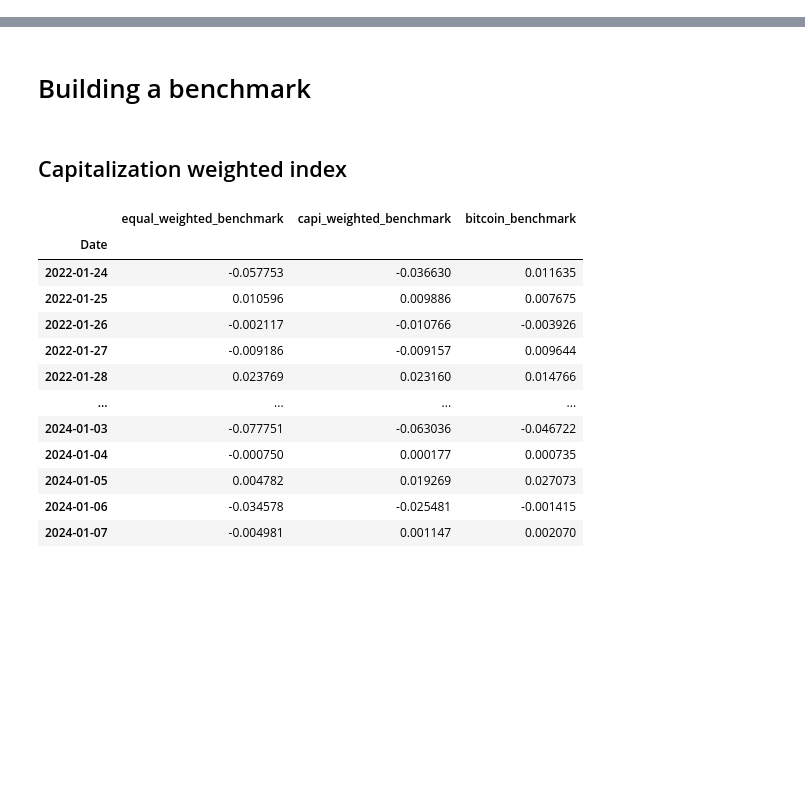
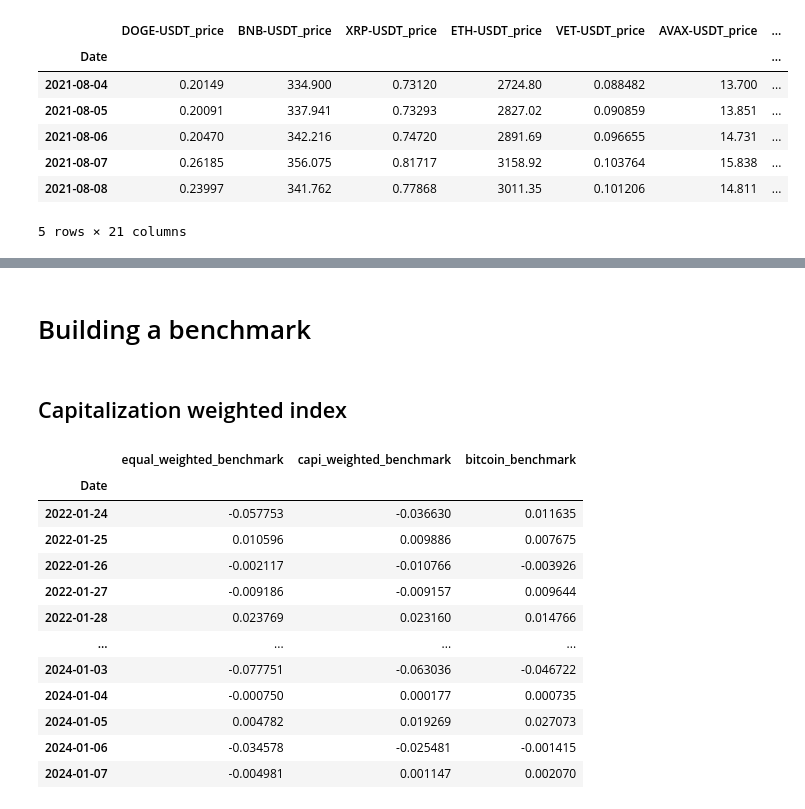
Before and after one commit to BaptisteZloch/Crypto-momentum-portfolios, a Jupyter notebook: src/crypto-momentum-cross-sectional.ipynb, the cells around one changed output, grey strips where cells are left out. Cells and saved outputs as stored; diff of their text form; code cells hidden in the pictures; blank space fills up the shorter version.

```diff
--- a/src/crypto-momentum-cross-sectional.ipynb
+++ b/src/crypto-momentum-cross-sectional.ipynb
@@ -49,3 +49,35 @@ dl.assets
+# %%
+DURATION_DAYS = 172  # Days
+DURATION_MONTHS = 1  # Months
+
+universe = (
+    dl.get_crypto(
+        "all",
+        data_frequency=DataFrequency.DAILY,
+        fields=[
+            Fields.PRICE,
+        ],
+        flatten_fields_with_crypto=,
+        momentum_lookback=DURATION_DAYS * DURATION_MONTHS,
+        ts_momentum_lookback=DURATION_DAYS * DURATION_MONTHS,
+        ema_momentum_lookback=DURATION_DAYS * DURATION_MONTHS,
+        volatility_lookback=DURATION_DAYS * DURATION_MONTHS,
+    )
+    .dropna()
+    .loc[:]  # "2021-10-28"
+)
+
+
+universe.head()
+# %% [output]
+|  | DOGE-USDT_price | BNB-USDT_price | XRP-USDT_price | ETH-USDT_price | VET-USDT_price | AVAX-USDT_price | ... |
+| Date |  |  |  |  |  |  | ... |
+| 2021-08-04 | 0.20149 | 334.900 | 0.73120 | 2724.80 | 0.088482 | 13.700 | ... |
+| 2021-08-05 | 0.20091 | 337.941 | 0.73293 | 2827.02 | 0.090859 | 13.851 | ... |
+| 2021-08-06 | 0.20470 | 342.216 | 0.74720 | 2891.69 | 0.096655 | 14.731 | ... |
+| 2021-08-07 | 0.26185 | 356.075 | 0.81717 | 3158.92 | 0.103764 | 15.838 | ... |
+| 2021-08-08 | 0.23997 | 341.762 | 0.77868 | 3011.35 | 0.101206 | 14.811 | ... |
+5 rows × 21 columns
 # %%
 DURATION_DAYS = 172  # Days
 DURATION_MONTHS = 1  # Months
```
Also changed, not shown: parts of 1 cell of this notebook, 24 other files.
